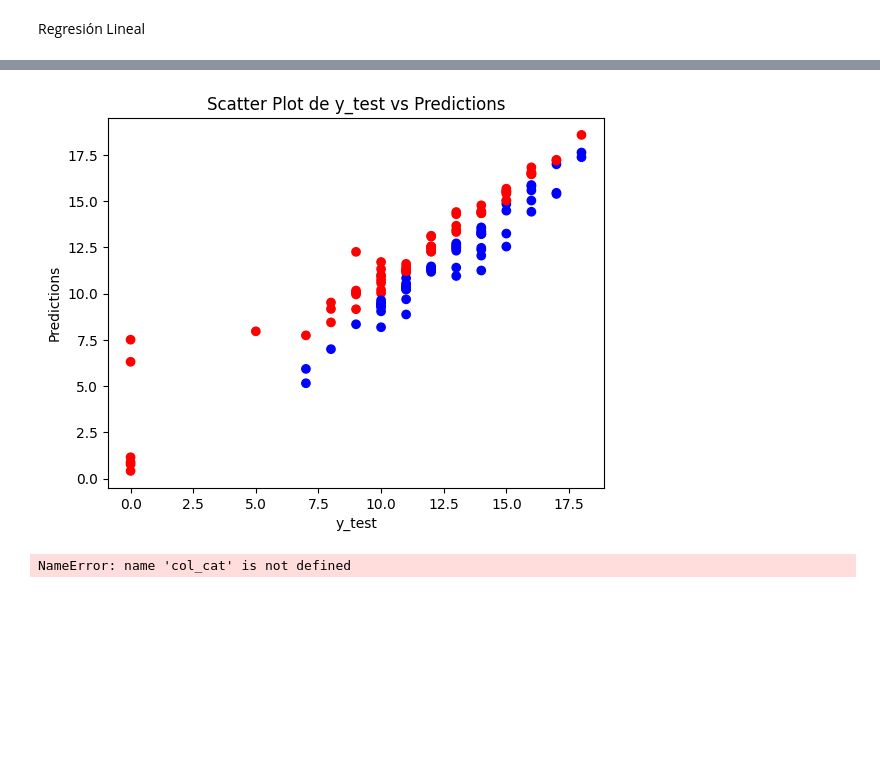
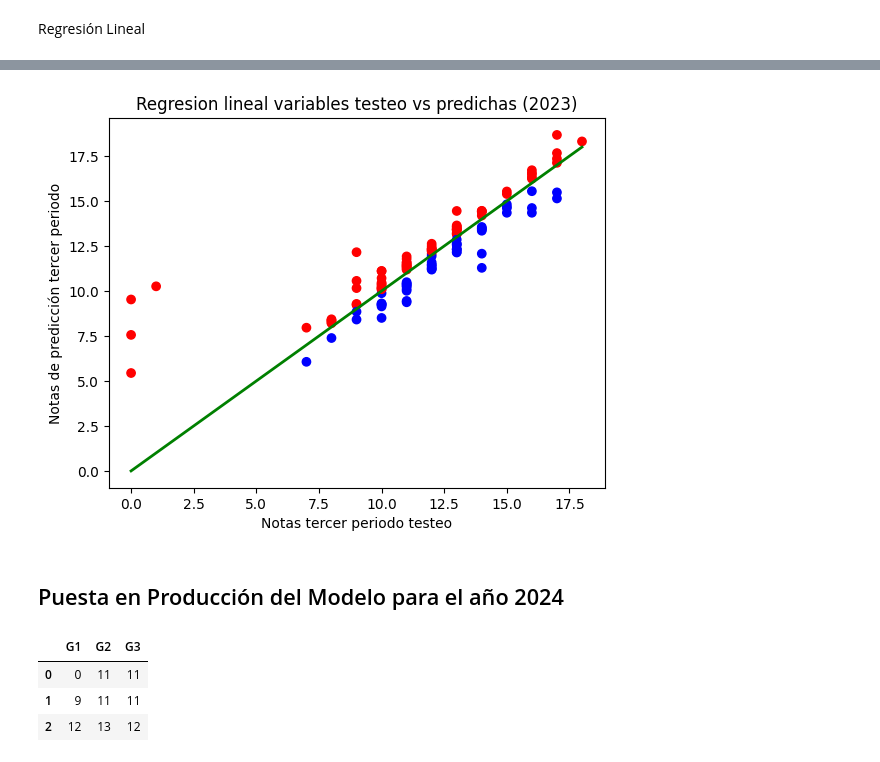
Before and after one commit to VAEH/fundamentos_datos, a Jupyter notebook: Proyecto_Fundamentos.ipynb, the cells around one changed output, grey strips where cells are left out. Cells and saved outputs as stored; diff of their text form; code cells hidden in the pictures; blank space fills up the shorter version.

```diff
--- a/Proyecto_Fundamentos.ipynb
+++ b/Proyecto_Fundamentos.ipynb
@@ -139,0 +160,13 @@ array([ 0,  9, 12, 14, 11, 13, 10, 15, 17,  8, 16, 18,  7,  6,  5,  4, 19])
+# %%
+
+nombres_categorias = {1: '<2 horas', 2: '2 a 5 horas', 3: '5 a 10 horas', 4: '>10 horas'}
+
+df_rend['studytimeCat'] = df_rend['studytime'].replace(nombres_categorias)
+conteo_categorias = df_rend['studytimeCat'].value_counts()
+conteo_categorias.plot(kind='bar', color='orange')
+
+plt.xlabel('Categoría')
+plt.ylabel('Frecuencia')
+plt.title('Histograma de conteo la variable studytime')
+
+plt.show()
@@ -144,4 +189,4 @@ labels = ['Fail', 'Suficiente', 'Satisfactorio', 'Bueno', 'Excelente']  # Etique
 # Utilizar pd.cut() para asignar etiquetas automáticamente
 categorias1 = pd.cut(df_rend['G1'], bins=bins, labels=labels, right=False)
 categorias2 = pd.cut(df_rend['G2'], bins=bins, labels=labels, right=False)
-# Crear un DataFrame con los datos originales y las etiquetas asignadas
+categorias3 = pd.cut(df_rend['G3'], bins=bins, labels=labels, right=False)
@@ -151,3 +193,8 @@ df_rend['G2Cat']= categorias2
+# %%
+# Agregamos valores categoricos a nuevas columnas DataFrame
+df_rend['G1Cat']= categorias1
+df_rend['G2Cat']= categorias2
+df_rend['G3Cat']= categorias3
 # %%
 df_rend.head()
 # %% [output]
@@ -181,6 +236,7 @@ plt.show()
 # %% [markdown]
 Regresión Lineal
 # %%
-df_rend=df_rend[['absences','failures','G1','G2','G3','health','studytime']]
+# Seleccionamos los campos númericos con los cuales se va a entrenar el modelo
+df_rend=df_rend[['G1','G2','G3','health','studytime']]
 df_rend.head(3)
 # %% [output]
@@ -237,20 +287,14 @@ for i in range(len(predictions)):
 # %%
+# Realizamos la grafica de la regresión
+
 colores = ['blue' if y > p else 'red' for y, p in zip(y_test, predictions)]
 
-# Graficar el diagrama de dispersión con colores diferentes para cada punto
+# Se grafica los colored diferentes para grupo
 plt.scatter(y_test, predictions, c=colores)
-plt.xlabel('y_test')
-plt.ylabel('Predictions')
-plt.title('Scatter Plot de y_test vs Predictions')
+plt.plot([y_test.min(), y_test.max()], [y_test.min(), y_test.max()], color='g', lw=2)
+plt.xlabel('Notas tercer periodo testeo')
+plt.ylabel('Notas de predicción tercer periodo')
+plt.title('Regresion lineal variables testeo vs predichas (2023)')
 plt.show()
 # %% [output]
-[figure, old version]
+[figure, new version]
-# %%
-fig, ax = plt.subplots(nrows=len(col_cat), ncols=1,
-                       figsize=(8,30), constrained_layout = True)
-
-for i, col in enumerate(col_cat):
-  sns.countplot(x=col, data=data, ax=ax[i])
-  ax[i].set_title(col)
-# %% [output]
-NameError: name 'col_cat' is not defined
@@ -264,0 +301,10 @@ plt.show()
+# %% [markdown]
+## Puesta en Producción del Modelo para el año 2024
+# %%
+df_rend_prd = df_rend_prd[['G1','G2','G3']]
+df_rend_prd.head(3)
+# %% [output]
+|  | G1 | G2 | G3 |
+| 0 | 0 | 11 | 11 |
+| 1 | 9 | 11 | 11 |
+| 2 | 12 | 13 | 12 |
```
Also changed, not shown: parts of 40 cells of this notebook.
